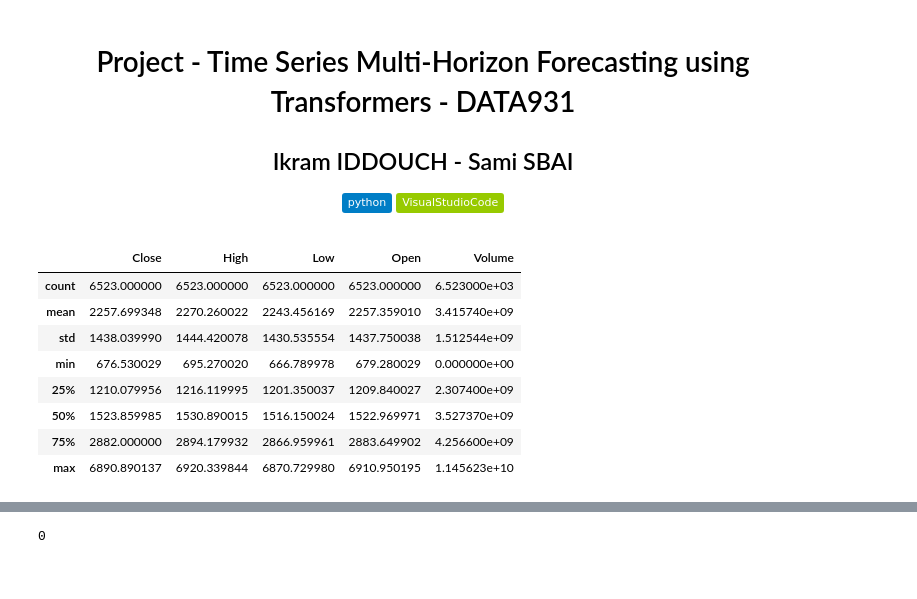
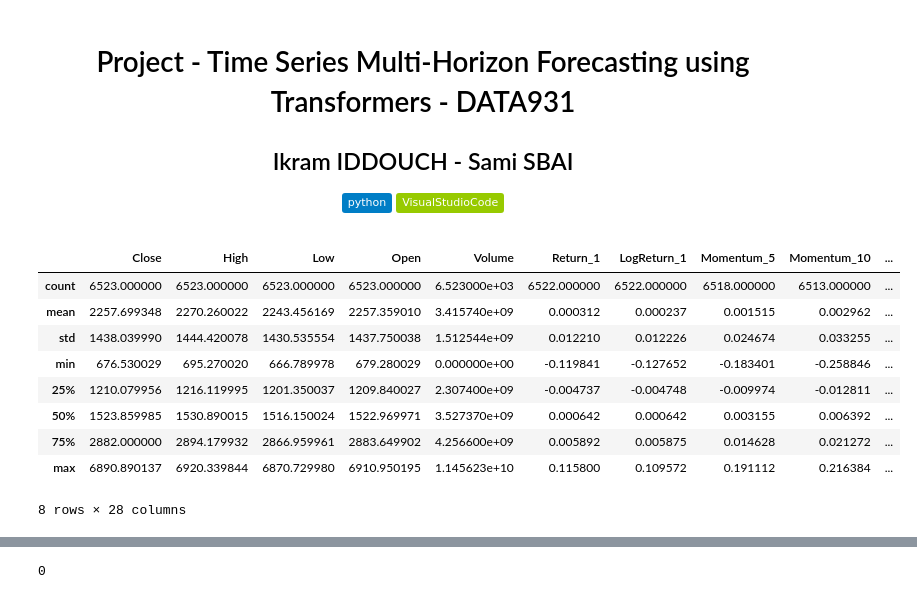
Before and after one commit to Samisb2002/Prevision-financiere, a Jupyter notebook: index .ipynb, the cells around one changed output, grey strips where cells are left out. Drawn from its saved outputs; the diff is of its cells as text; code cells hidden in the pictures; badges without logos.

```diff
--- a/index .ipynb
+++ b/index .ipynb
@@ -19,17 +22,18 @@ from sklearn.metrics import mean_squared_error
 %matplotlib inline
 # %%
-df = pd.read_csv('Data/SP500_2000.csv')
+df = pd.read_csv('Data/SP500_features.csv')
 df.describe()
 # %% [output]
-|  | Close | High | Low | Open | Volume |
-| count | 6523.000000 | 6523.000000 | 6523.000000 | 6523.000000 | 6.523000e+03 |
-| mean | 2257.699348 | 2270.260022 | 2243.456169 | 2257.359010 | 3.415740e+09 |
-| std | 1438.039990 | 1444.420078 | 1430.535554 | 1437.750038 | 1.512544e+09 |
-| min | 676.530029 | 695.270020 | 666.789978 | 679.280029 | 0.000000e+00 |
-| 25% | 1210.079956 | 1216.119995 | 1201.350037 | 1209.840027 | 2.307400e+09 |
-| 50% | 1523.859985 | 1530.890015 | 1516.150024 | 1522.969971 | 3.527370e+09 |
-| 75% | 2882.000000 | 2894.179932 | 2866.959961 | 2883.649902 | 4.256600e+09 |
-| max | 6890.890137 | 6920.339844 | 6870.729980 | 6910.950195 | 1.145623e+10 |
+|  | Close | High | Low | Open | Volume | Return_1 | LogReturn_1 | Momentum_5 | Momentum_10 | ... |
+| count | 6523.000000 | 6523.000000 | 6523.000000 | 6523.000000 | 6.523000e+03 | 6522.000000 | 6522.000000 | 6518.000000 | 6513.000000 | ... |
+| mean | 2257.699348 | 2270.260022 | 2243.456169 | 2257.359010 | 3.415740e+09 | 0.000312 | 0.000237 | 0.001515 | 0.002962 | ... |
+| std | 1438.039990 | 1444.420078 | 1430.535554 | 1437.750038 | 1.512544e+09 | 0.012210 | 0.012226 | 0.024674 | 0.033255 | ... |
+| min | 676.530029 | 695.270020 | 666.789978 | 679.280029 | 0.000000e+00 | -0.119841 | -0.127652 | -0.183401 | -0.258846 | ... |
+| 25% | 1210.079956 | 1216.119995 | 1201.350037 | 1209.840027 | 2.307400e+09 | -0.004737 | -0.004748 | -0.009974 | -0.012811 | ... |
+| 50% | 1523.859985 | 1530.890015 | 1516.150024 | 1522.969971 | 3.527370e+09 | 0.000642 | 0.000642 | 0.003155 | 0.006392 | ... |
+| 75% | 2882.000000 | 2894.179932 | 2866.959961 | 2883.649902 | 4.256600e+09 | 0.005892 | 0.005875 | 0.014628 | 0.021272 | ... |
+| max | 6890.890137 | 6920.339844 | 6870.729980 | 6910.950195 | 1.145623e+10 | 0.115800 | 0.109572 | 0.191112 | 0.216384 | ... |
+8 rows × 28 columns
 # %%
 df.info()
 # %% [output]
```
Also changed, not shown: parts of 11 cells of this notebook.
